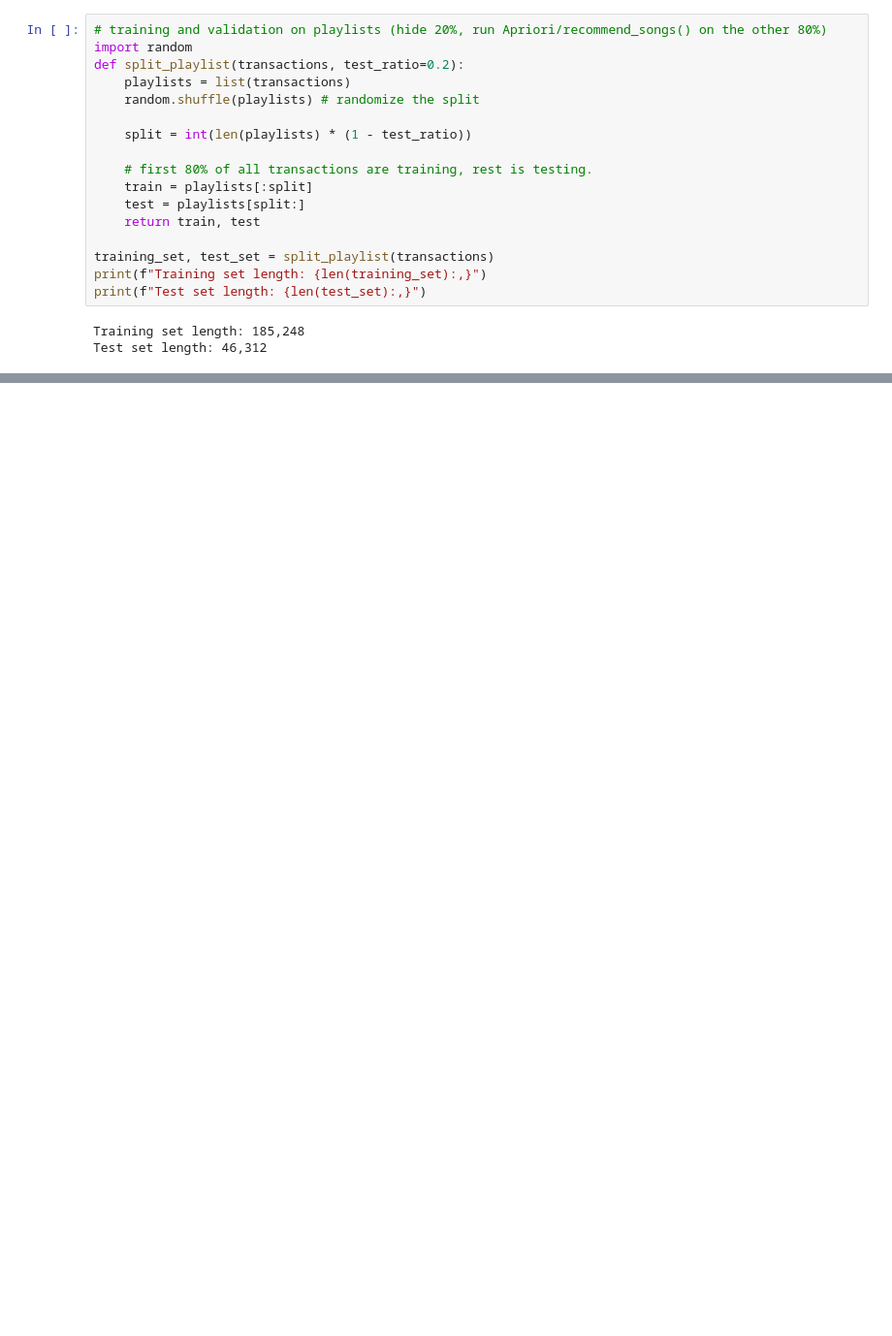
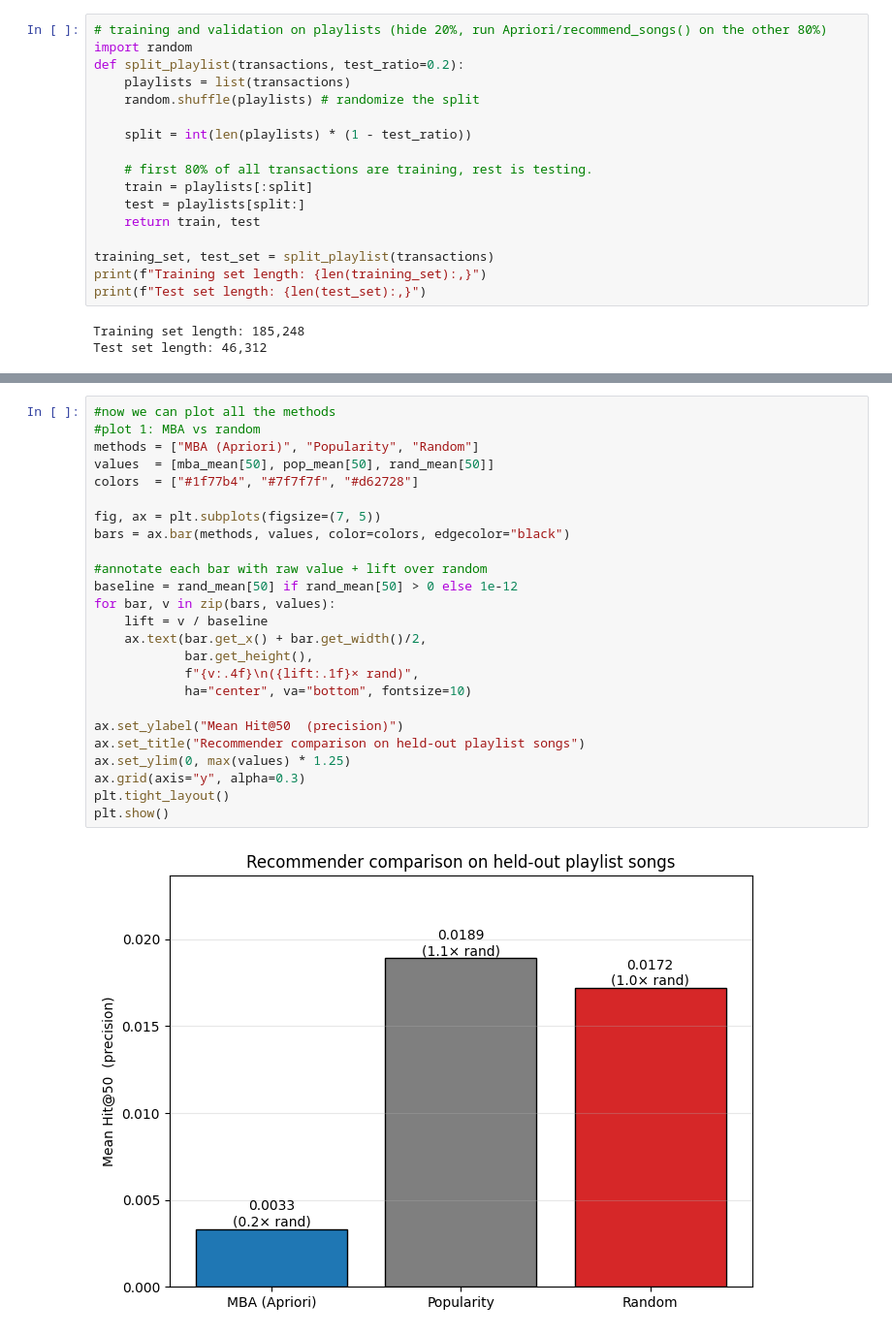
Before and after one commit to AidanDonnelly1/ear-worm, a Jupyter notebook: apriori.ipynb, the cells around one changed output, grey strips where cells are left out. Shown at 97% size. Drawn from its saved outputs; the diff is of its cells as text; blank space fills up the shorter version.

Commit message:
fixed plots and scoring methods

```diff
--- a/apriori.ipynb
+++ b/apriori.ipynb
@@ -257,0 +358,27 @@ Overall Hits: 0.07508965129882215
+# %%
+#now we can plot all the methods
+#plot 1: MBA vs random
+methods = ["MBA (Apriori)", "Popularity", "Random"]
+values  = [mba_mean[50], pop_mean[50], rand_mean[50]]
+colors  = ["#1f77b4", "#7f7f7f", "#d62728"]
+
+fig, ax = plt.subplots(figsize=(7, 5))
+bars = ax.bar(methods, values, color=colors, edgecolor="black")
+
+#annotate each bar with raw value + lift over random
+baseline = rand_mean[50] if rand_mean[50] > 0 else 1e-12
+for bar, v in zip(bars, values):
+    lift = v / baseline
+    ax.text(bar.get_x() + bar.get_width()/2,
+            bar.get_height(),
+            f"{v:.4f}\n({lift:.1f}× rand)",
+            ha="center", va="bottom", fontsize=10)
+
+ax.set_ylabel("Mean Hit@50  (precision)")
+ax.set_title("Recommender comparison on held-out playlist songs")
+ax.set_ylim(0, max(values) * 1.25)
+ax.grid(axis="y", alpha=0.3)
+plt.tight_layout()
+plt.show()
+# %% [output]
+[figure, added]
```
Also changed, not shown: parts of 9 cells of this notebook.
